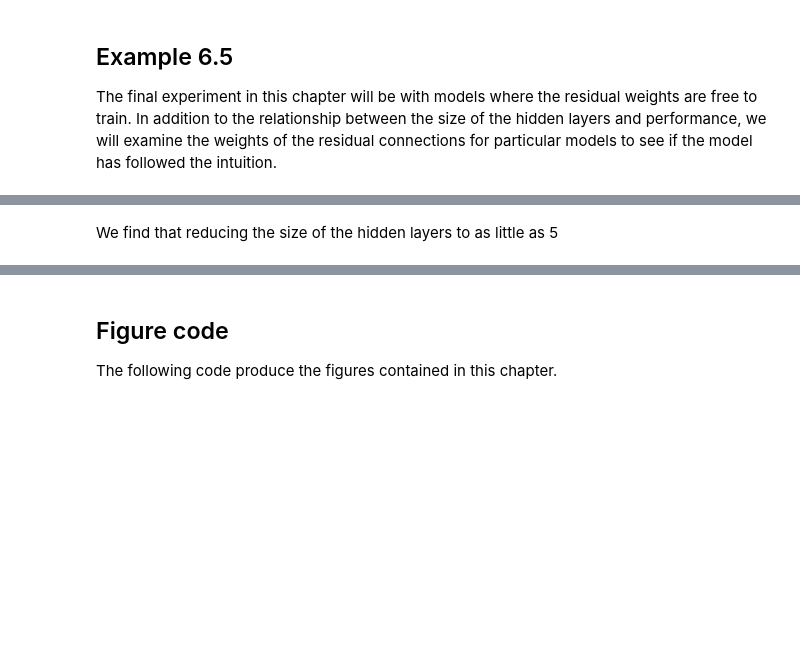
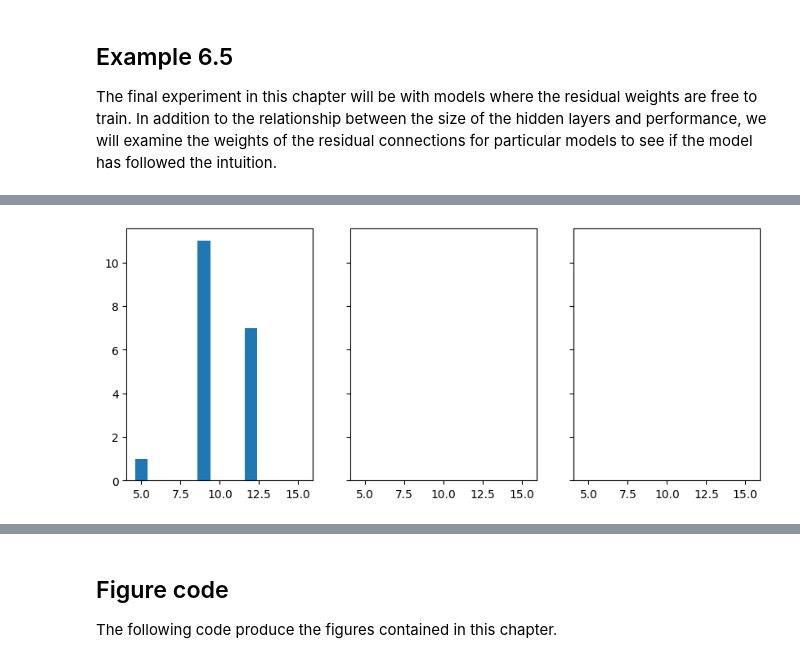
Before and after one commit to HectorLeitch/mas6041, a Jupyter notebook: try_ox.ipynb, the cells around one changed output, grey strips where cells are left out. Cells and saved outputs as stored; diff of their text form; code cells hidden in the pictures; blank space fills up the shorter version.

```diff
--- a/try_ox.ipynb
+++ b/try_ox.ipynb
@@ -289,2 +283,13 @@ plt.show()
-# %% [markdown]
-We find that reducing the size of the hidden layers to as little as 5
+# %%
+df['illegals_softmax'] = [r[0][3] for r in df['results']]
+df['illegals_argmax'] = [r[1][3] for r in df['results']]
+df['illegals_rand'] = [r[2][3] for r in df['results']]
+
+fig, ax = plt.subplots(1, 3, sharex='col', sharey='row', figsize=(10, 4))
+
+ax[0].bar(df['size'], df['illegals_softmax'])
+ax[1].bar(df['size'], df['illegals_argmax'])
+ax[2].bar(df['size'], df['illegals_rand'])
+plt.show()
+# %% [output]
+[figure, added]
```
Also changed, not shown: parts of 33 cells of this notebook, 7 other files.
